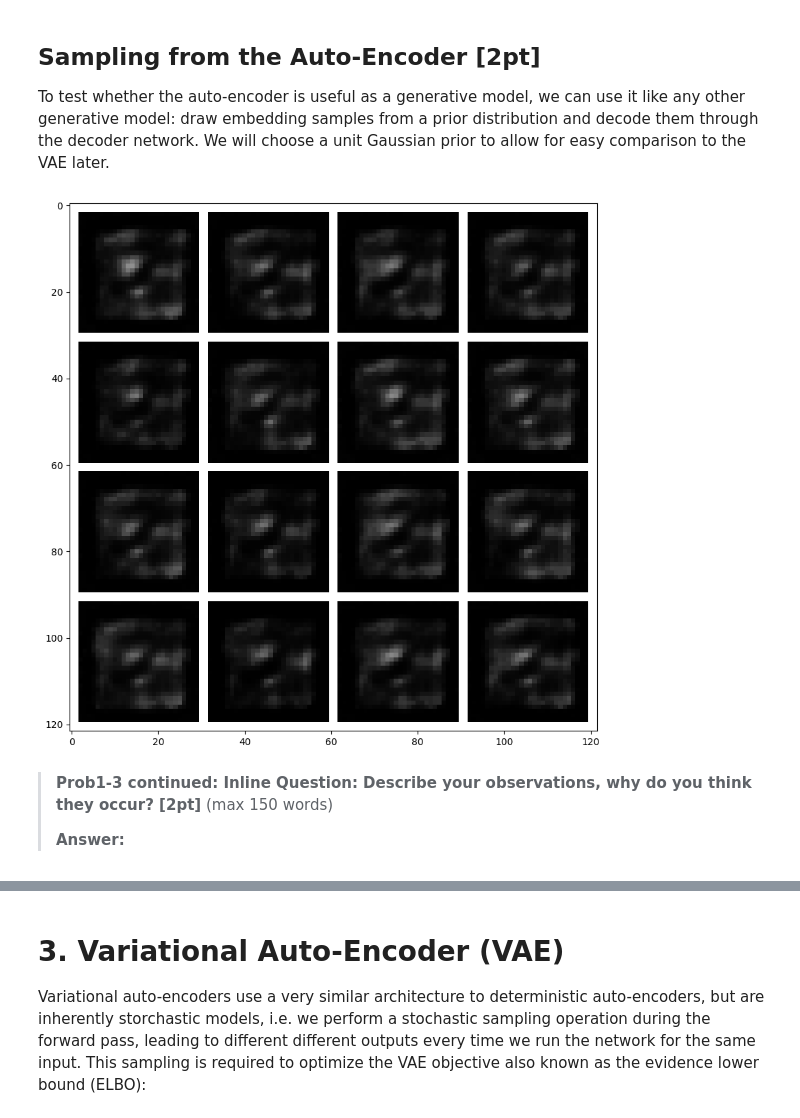
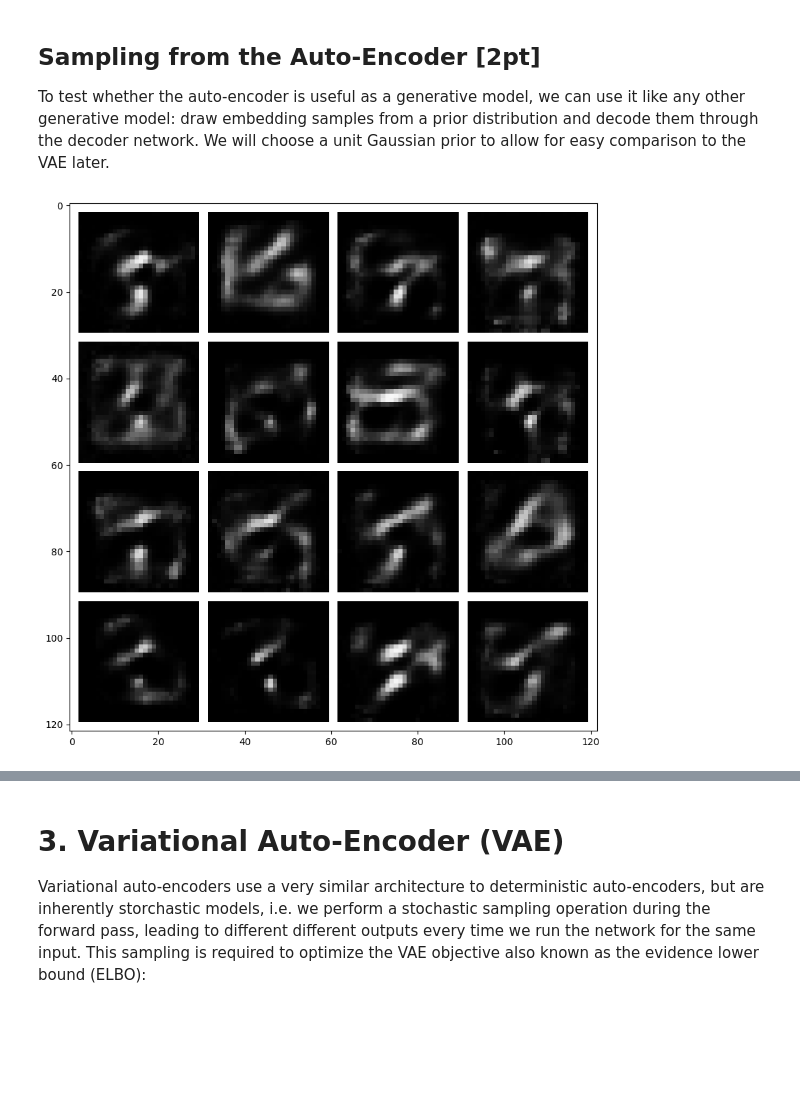
Before and after one commit to snehabandi/Deep-Learning-and-its-Applications, a Jupyter notebook: assignment2/Problem1_VAE_v0.ipynb, the cells around one changed output, grey strips where cells are left out. Drawn from its saved outputs; the diff is of its cells as text; code cells hidden in the pictures; blank space fills up the shorter version.

```diff
--- a/assignment2/Problem1_VAE_v0.ipynb
+++ b/assignment2/Problem1_VAE_v0.ipynb
@@ -256,6 +253,7 @@ class Loss(nn.Module):
       rec_term = nn.functional.binary_cross_entropy(x_hat, x)
       return rec_term
 
+optimizer = torch.optim.Adam(ae_model.parameters(), lr=learning_rate)
 #################################### END TODO #######################################
 
 train_it = 0
@@ -268,23 +266,16 @@ for ep in range(epochs):
   #       perform one gradient step with the optimizer.                              #
   # HINT: Don't forget to erase old gradients before performing the backward pass.   #
   ####################################################################################
-  batch_size,nworkers = 64,2
-  mnist_data_loader = torch.utils.data.DataLoader(mnist_train, batch_size=batch_size, shuffle=True, num_workers=nworkers,drop_last=True)
-
   #Define models
   loss_func          = Loss(ae_model)
-  optimizer = torch.optim.Adam(ae_model.parameters(), lr=learning_rate)
 
   #Main training loop
-  for train_it, rec_batch in enumerate(mnist_data_loader):
-    data, labels = rec_batch
-
-    x = data.reshape([batch_size,1, -1])  #[64,1,784]
-    x_hat = ae_model.forward(x)           #x_hat -> [64,1,784] as decoded output
+  for data, labels in mnist_data_loader:
+    optimizer.zero_grad()
+    x = data.reshape([batch_size,1,-1])  #[64,1,784] input
+    x_hat = ae_model.forward(x)                 # [64,1,784] as decoded output
     loss = loss_func.cross_entropy(x,x_hat)
     rec_loss = loss.item()
-
-    optimizer.zero_grad()
     loss.backward()
     optimizer.step()
 
@@ -360,37 +351,32 @@ To test whether the auto-encoder is useful as a generative model, we can use it
 def vis_samples(model):
   ####################################### TODO #######################################
   # Prob1-3 Sample embeddings from a diagonal unit Gaussian distribution and decode them     #
   # using the model.                                                                 #
   # HINT: The sampled embeddings should have shape [batch_size, nz]. Diagonal unit   #
   #       Gaussians have mean 0 and a covariance matrix with ones on the diagonal    #
   #       and zeros everywhere else.                                                 #
   # HINT: If you are unsure whether you sampled the correct distribution, you can    #
   #       sample a large batch and compute the empirical mean and variance using the #
   #       .mean() and .var() functions.                                              #
   # HINT: You can directly use model.decoder() to decode the samples.                #
   ####################################################################################
   #num_samples = Batch size, embedding_dim = nz
   z= torch.randn(batch_size, nz)
 
   # Scale and shift the tensor for each sample to obtain samples from a diagonal unit Gaussian distribution
-  sample_embeddings =z/ torch.sqrt(torch.tensor(nz, dtype=torch.float32)).unsqueeze(0)
+  sample_embeddings =z#/ torch.sqrt(torch.tensor(nz, dtype=torch.float32)).unsqueeze(0)
 
   #[64, 1, 784] -> [64, 1, 28,28]
   decoded_samples = model.decoder(sample_embeddings)
   decoded_samples = decoded_samples.reshape(-1,1,28,28)
   #################################### END TODO ######################################
 
   fig = plt.figure(figsize = (10, 10))
   ax1 = plt.subplot(111)
   ax1.imshow(torchvision.utils.make_grid(decoded_samples[:16], nrow=4, pad_value=1.)\
                 .data.cpu().numpy().transpose(1, 2, 0), cmap='gray')
   plt.show()
 
 vis_samples(ae_model)
 # %% [output]
-[figure, old version]
+[figure, new version]
-# %% [markdown]
->**Prob1-3 continued: Inline Question: Describe your observations, why do you think they occur? [2pt]**
->(max 150 words)
->
->**Answer:**
```
Also changed, not shown: parts of 20 cells of this notebook, 20 other files.
